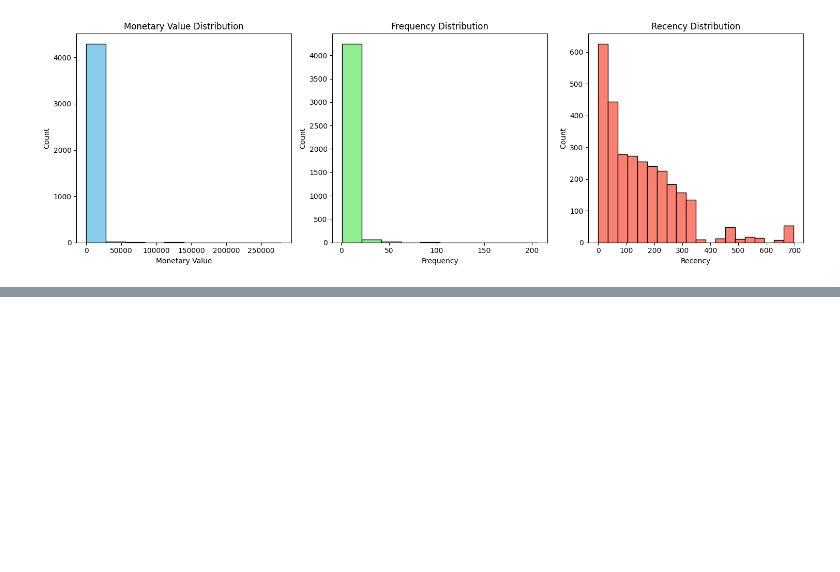
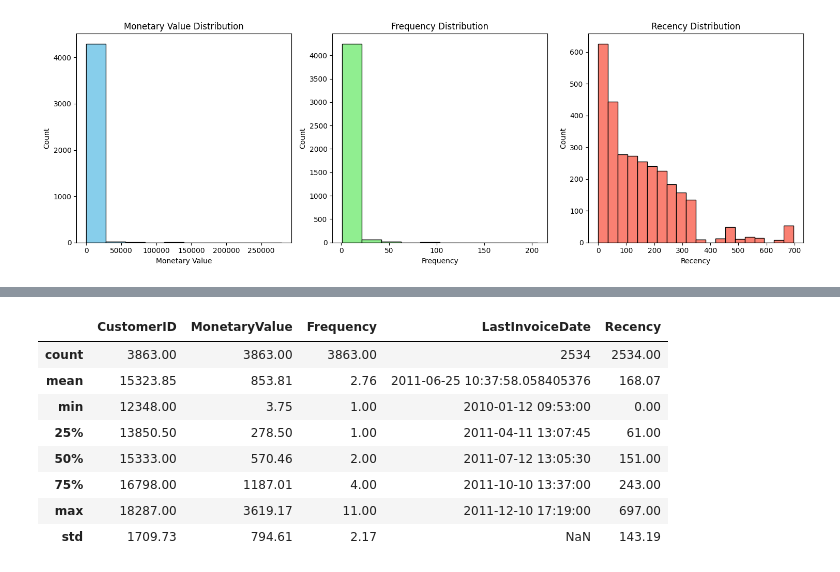
Before and after one commit to dhruvthumar/Project_CS4403-retail-mining, a Jupyter notebook: online-retail-data-clustering.ipynb, the cells around one changed output, grey strips where cells are left out. Saved outputs shown, nothing was run; the diff lists cells and outputs as text; code cells hidden in the pictures; blank space fills up the shorter version.

```diff
--- a/online-retail-data-clustering.ipynb
+++ b/online-retail-data-clustering.ipynb
@@ -477,0 +528,14 @@ plt.xlabel('Frequency')
+# %%
+non_outliers_df = aggregated_df[(~aggregated_df.index.isin(monetary_outliers_df.index)) & (~aggregated_df.index.isin(frequency_outliers_df.index))]
+
+non_outliers_df.describe()
+# %% [output]
+|  | CustomerID | MonetaryValue | Frequency | LastInvoiceDate | Recency |
+| count | 3863.00 | 3863.00 | 3863.00 | 2534 | 2534.00 |
+| mean | 15323.85 | 853.81 | 2.76 | 2011-06-25 10:37:58.058405376 | 168.07 |
+| min | 12348.00 | 3.75 | 1.00 | 2010-01-12 09:53:00 | 0.00 |
+| 25% | 13850.50 | 278.50 | 1.00 | 2011-04-11 13:07:45 | 61.00 |
+| 50% | 15333.00 | 570.46 | 2.00 | 2011-07-12 13:05:30 | 151.00 |
+| 75% | 16798.00 | 1187.01 | 4.00 | 2011-10-10 13:37:00 | 243.00 |
+| max | 18287.00 | 3619.17 | 11.00 | 2011-12-10 17:19:00 | 697.00 |
+| std | 1709.73 | 794.61 | 2.17 | NaN | 143.19 |
```
Also changed, not shown: parts of 4 cells of this notebook.
